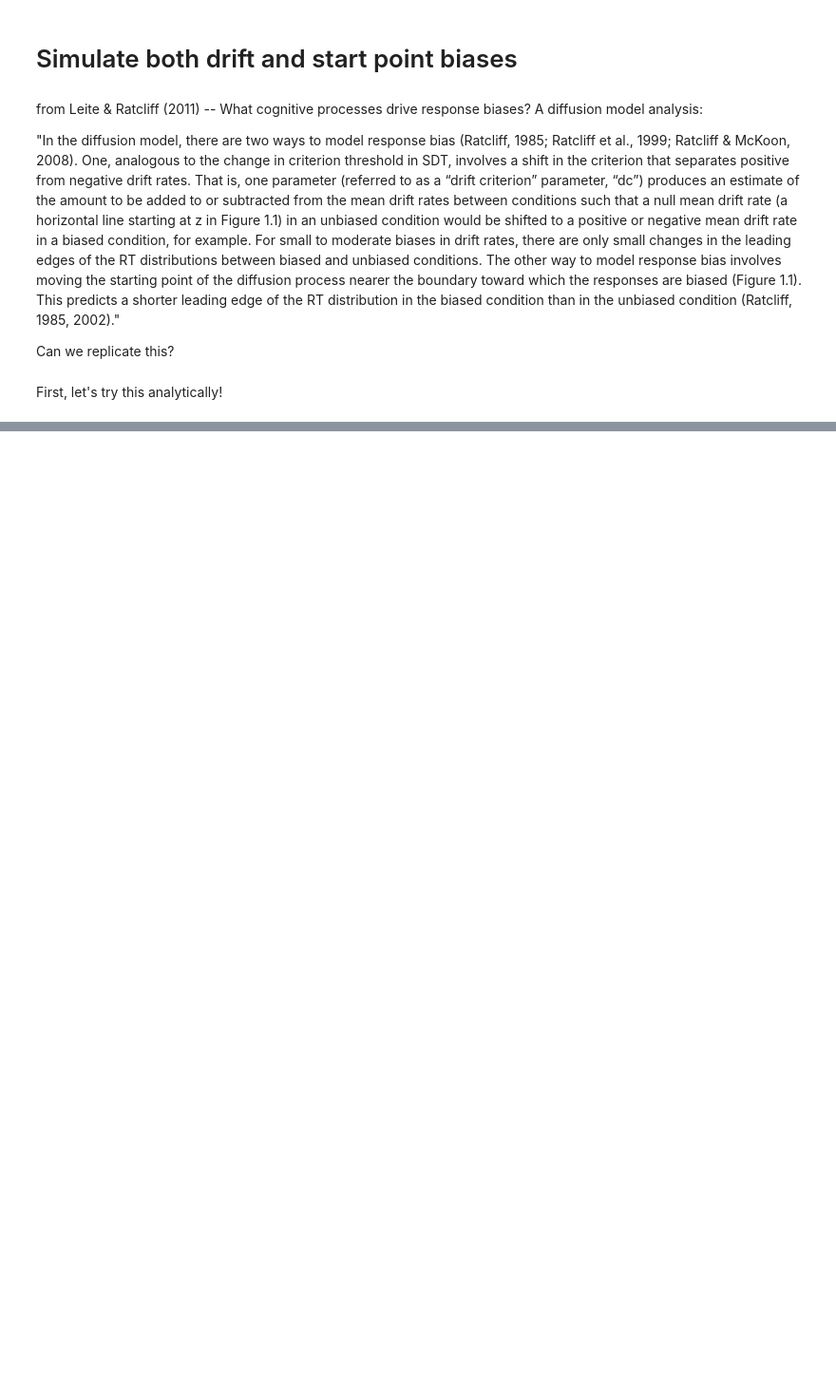
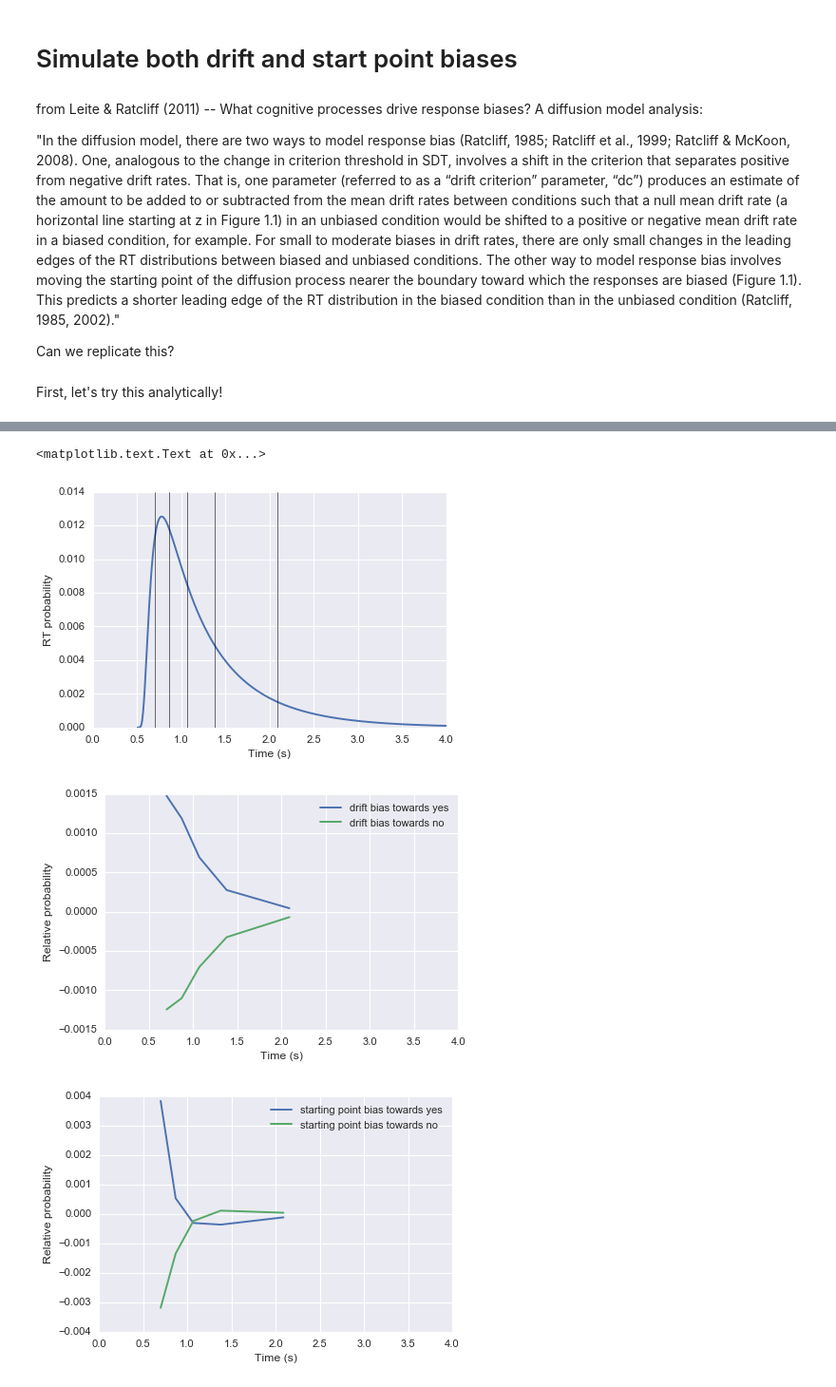
Before and after one commit to DonnerLab/Tutorials, a Jupyter notebook: DDM_analytic_simulations.ipynb, the cells around one changed output, grey strips where cells are left out. Shown: that part at 95% size. Saved outputs shown, nothing was run; the diff lists cells and outputs as text; code cells hidden in the pictures; blank space fills up the shorter version.

```diff
--- a/DDM_analytic_simulations.ipynb
+++ b/DDM_analytic_simulations.ipynb
@@ -244,0 +303,35 @@ fig.savefig('bias_demo.pdf')
+# %%
+RT_full = RT_with_0 + RT_against_0
+quintiles = (np.array([np.where(np.cumsum(RT_full) > q)[0][0] for q in [0.1, 0.3, 0.5, 0.7, 0.9]]) / 100.0 )
+plt.plot(np.arange(dt,tmax,dt)[:-1]+Ter, RT_full)
+for q in quintiles:
+    plt.axvline(q+Ter, color='k', lw=0.5)
+plt.xlim(0,tmax)
+plt.xlabel('Time (s)')
+plt.ylabel('RT probability')
+
+probs_1_z = np.array([RT_with_1_z[q] - RT_against_0[q] for q in np.array(quintiles*100, dtype=int)])
+probs_2_z = np.array([RT_with_2_z[q] - RT_against_0[q] for q in np.array(quintiles*100, dtype=int)])
+probs_1_dc = np.array([RT_with_1_dc[q] - RT_against_0[q] for q in np.array(quintiles*100, dtype=int)])
+probs_2_dc = np.array([RT_with_2_dc[q] - RT_against_0[q] for q in np.array(quintiles*100, dtype=int)])
+
+plt.figure()
+plt.plot(quintiles+Ter, probs_1_dc, label='drift bias towards yes')
+plt.plot(quintiles+Ter, probs_2_dc, label='drift bias towards no')
+plt.legend()
+plt.xlim(0,tmax)
+plt.xlabel('Time (s)')
+plt.ylabel('Relative probability')
+
+plt.figure()
+plt.plot(quintiles+Ter, probs_1_z, label='starting point bias towards yes')
+plt.plot(quintiles+Ter, probs_2_z, label='starting point bias towards no')
+plt.legend()
+plt.xlim(0,tmax)
+plt.xlabel('Time (s)')
+plt.ylabel('Relative probability')
+# %% [output]
+<matplotlib.text.Text at 0x...>
+[figure, added]
+[figure, added]
+[figure, added]
```
Also changed, not shown: parts of 4 cells of this notebook.
